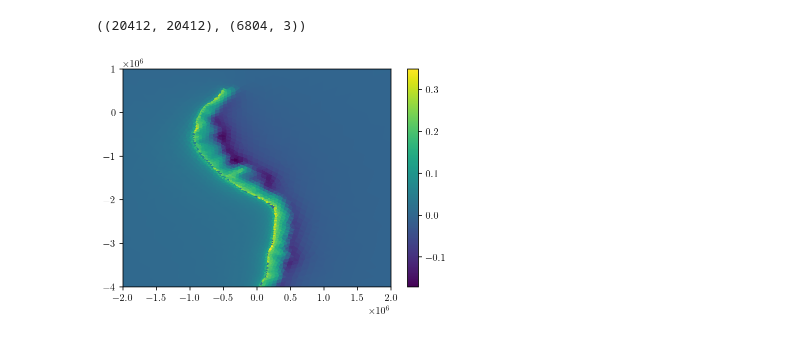
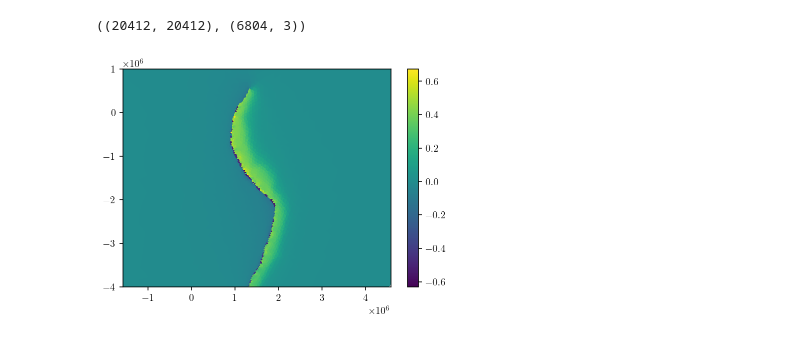
Before and after one commit to tbenthompson/tectosaur2, a Jupyter notebook: sa_tdes.ipynb, the cells around one changed output. Drawn from its saved outputs; the diff is of its cells as text; code cells hidden in the pictures.

```diff
--- a/sa_tdes.ipynb
+++ b/sa_tdes.ipynb
@@ -444,8 +439,8 @@ surf_centers = np.mean(surf_tri_pts, axis = 1)
 slip = np.zeros((fault_tris.shape[0], 3))
 slip[:, 1] = -1.0 # dip slip
 fault_pts_tris = fault_pts[fault_tris]
-fault_pts_tris[:,2] -= 500
-fault_surf_mat = disp_all_pairs(surf_centers, fault_pts_tris, slip, 0.25)
+fault_pts_tris[:,2] -= 5000
+fault_surf_mat = cutde.disp_all_pairs(surf_centers, fault_pts_tris, slip, 0.25)
 # %%
 surf_surf_mats = []
 offset_steps = [2.0, 1.0]
@@ -478,11 +473,14 @@ soln_reordered[:,0] = soln[:,1]
 soln_reordered[:,1] = soln[:,0]
 soln_reordered[:,2] = soln[:,2]
 # %%
-cntf = plt.tripcolor(surf_pts[:,0], surf_pts[:,1], surf_tris, rhs[:,2])#soln_reordered[:,0])
+cntf = plt.tripcolor(surf_pts[:,0], surf_pts[:,2], surf_tris, rhs[:,2])#soln_reordered[:,0])
+#plt.triplot(surf_pts[:,0], surf_pts[:,2], surf_tris, 'w-', linewidth=0.5)
 plt.colorbar(cntf)
-plt.xlim([-2e6,2e6])
+# plt.xlim([0.5e6,1.5e6])
+# plt.ylim([-0.5e6,-1.5e6])
+plt.axis('equal')
+plt.xlim([0.5e6,2.5e6])
 plt.ylim([-4e6,1e6])
-#plt.axis('equal')
 plt.show()
 # %% [output]
-[figure, old version]
+[figure, new version]
```
Also changed, not shown: parts of 10 cells of this notebook, 1 other file.
